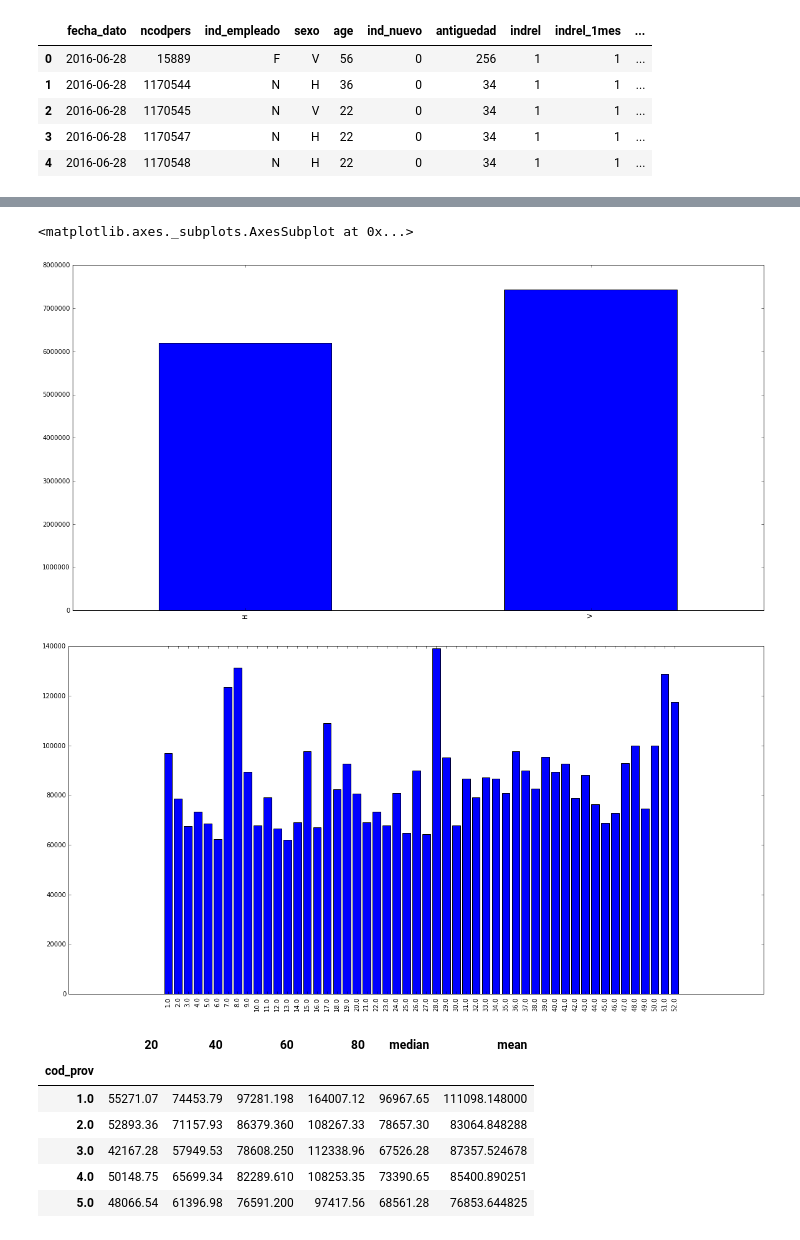
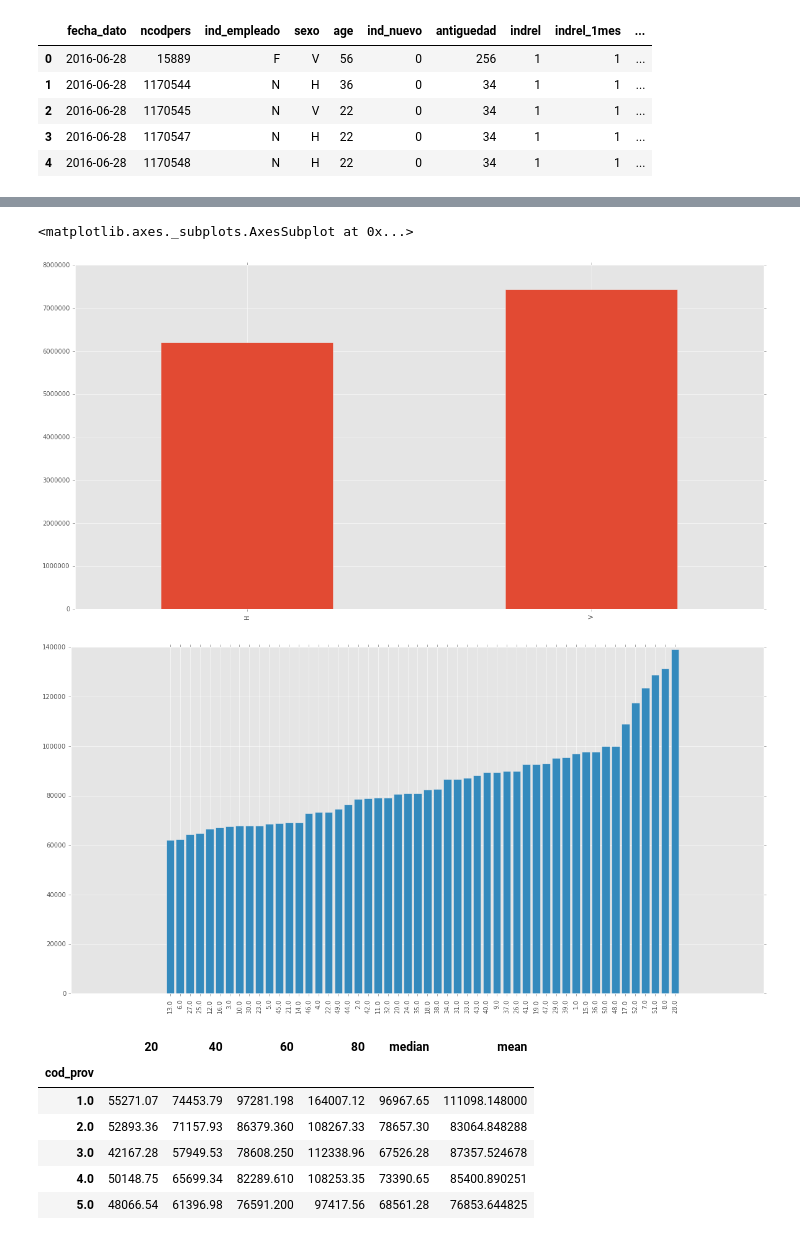
Before and after one commit to PetrShypila/Santander-Competition, a Jupyter notebook: notebooks/1-preprocessing.ipynb, the cells around one changed output, grey strips where cells are left out. Cells and saved outputs as stored; diff of their text form; code cells hidden in the pictures.

```diff
--- a/notebooks/1-preprocessing.ipynb
+++ b/notebooks/1-preprocessing.ipynb
@@ -4,9 +4,12 @@
 from collections import defaultdict
 import pandas as pd
 import numpy as np
+import operator
 
+from sklearn.preprocessing import MinMaxScaler
+import matplotlib
 import matplotlib.pyplot as plt
-from sklearn.preprocessing import MinMaxScaler
+matplotlib.style.use('ggplot')
 %matplotlib inline
 
 pd.set_option('display.max_columns', None)
@@ -93,0 +97,19 @@ pd.value_counts(df.segmento).sort_index().plot(kind="bar", figsize=(20,10))
+# %%
+# Median income per segmento
+age_rent = defaultdict(set)
+df.groupby(['age']).apply(lambda x: age_rent[x.age.values[0]].add(x.renta.median()))
+
+keys = []
+vals = []
+
+for k, v in age_rent.items():
+    keys.append(k)
+    vals.append(list(v)[0])
+
+fig, ax = plt.subplots(figsize=(80,10))
+ind = np.arange(len(keys))  # the x locations for the groups
+
+ax.bar(ind, vals, align='center')
+ax.set_xticks(ind)
+ax.set_xticklabels(keys)
+plt.show()
@@ -102,28 +126,29 @@ pd.value_counts(df.age).sort_index().plot(kind="bar", figsize=(20,10))
 pd.value_counts(df.sexo).sort_index().plot(kind="bar", figsize=(20,10))
 # %% [output]
 <matplotlib.axes._subplots.AxesSubplot at 0x...>
-[figure, old version]
+[figure, new version]
 # %%
 # Income distribution per state
-prov_rent = defaultdict(set)
-df.groupby(['cod_prov']).apply(lambda x: prov_rent[x.cod_prov.values[0]].add(x.renta.median()))
+prov_rent = defaultdict(list)
+df.groupby(['cod_prov']).apply(lambda x: prov_rent[x.cod_prov.values[0]].append(x.renta.median()))
+prov_rent = sorted(prov_rent.items(), key=lambda x:x[1][0])
+
 
 keys = []
 vals = []
-
-for k, v in prov_rent.items():
+for k, v in prov_rent:
     keys.append(k)
     vals.append(list(v)[0])
 
 fig, ax = plt.subplots(figsize=(20, 10))
 ind = np.arange(len(keys))  # the x locations for the groups
 
 ax.bar(ind, vals, align='center')
 ax.set_xticks(ind)
 ax.set_xticklabels(keys, rotation='vertical')
 plt.show()
 # %% [output]
-[figure, old version]
+[figure, new version]
 # %%
 renta_quantiles = df.groupby(["cod_prov"]).agg({"renta": { "20" :     lambda x: x[x.notnull()].quantile(0.2),
                                                            "40" :     lambda x: x[x.notnull()].quantile(0.4),
```
Also changed, not shown: parts of 12 cells of this notebook, 1 other file.
